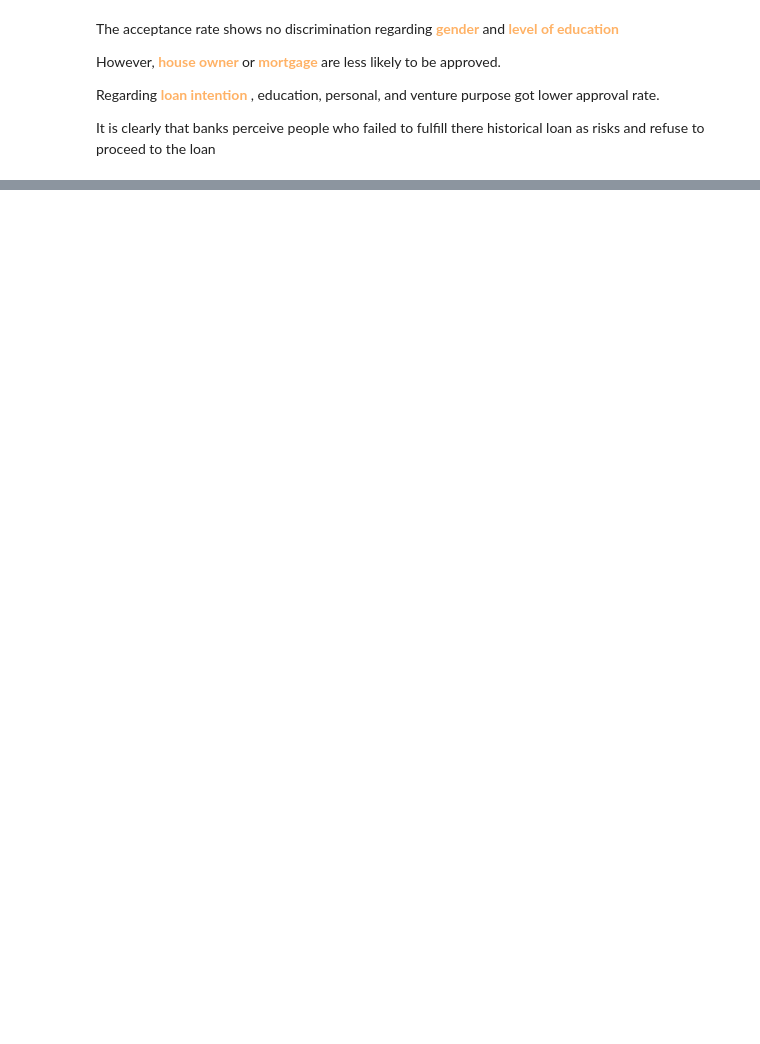
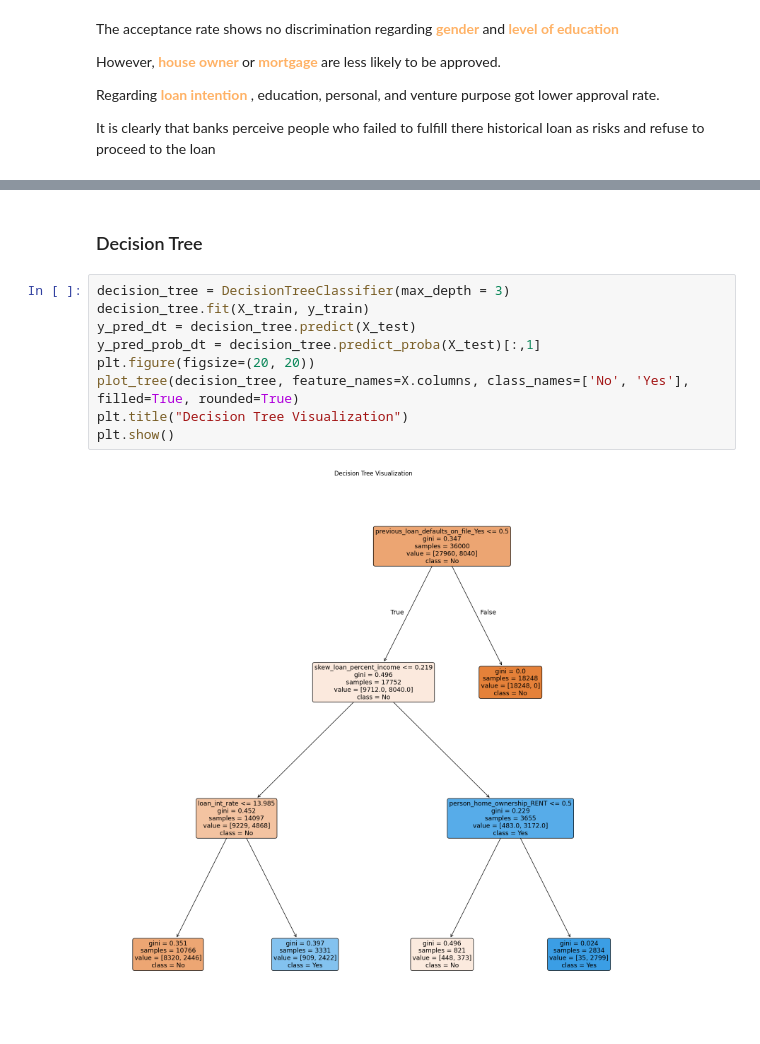
Before and after one commit to NgynTrn0112/BA_portfolio, a Jupyter notebook: loan_approval_analysis/loan_approval_analysis.ipynb, the cells around one changed output, grey strips where cells are left out. Cells and saved outputs as stored; diff of their text form; blank space fills up the shorter version.

```diff
--- a/loan_approval_analysis/loan_approval_analysis.ipynb
+++ b/loan_approval_analysis/loan_approval_analysis.ipynb
@@ -291,0 +356,13 @@ plt.show()
+# %% [markdown]
+### Decision Tree
+# %%
+decision_tree = DecisionTreeClassifier(max_depth = 3)
+decision_tree.fit(X_train, y_train)
+y_pred_dt = decision_tree.predict(X_test)
+y_pred_prob_dt = decision_tree.predict_proba(X_test)[:,1]
+plt.figure(figsize=(20, 20))
+plot_tree(decision_tree, feature_names=X.columns, class_names=['No', 'Yes'], filled=True, rounded=True)
+plt.title("Decision Tree Visualization")
+plt.show()
+# %% [output]
+[figure, added]
```
Also changed, not shown: parts of 18 cells of this notebook.
